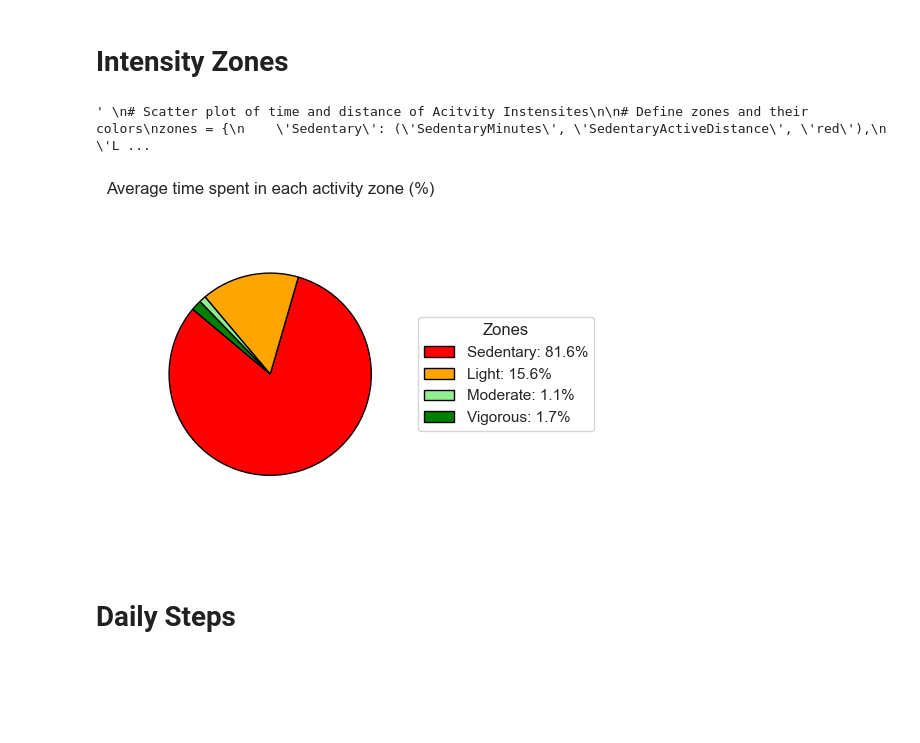
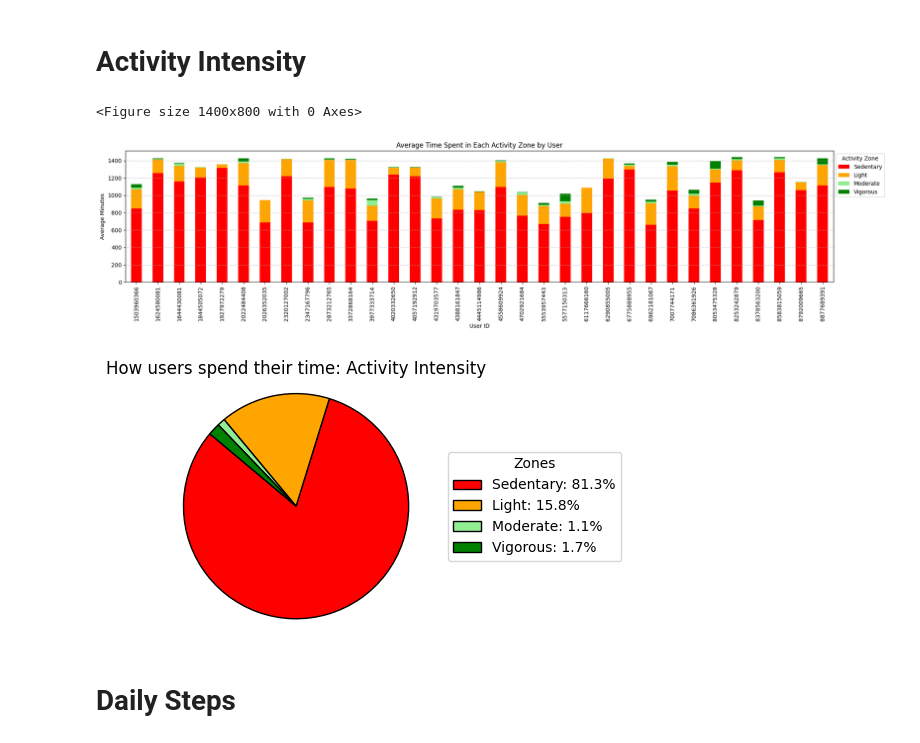
Before and after one commit to koujalgiash/healthcareanalytics101, a Jupyter notebook: kaggle/fitness_trends.ipynb, the cells around one changed output. Saved outputs shown, nothing was run; the diff lists cells and outputs as text; code cells hidden in the pictures; blank space fills up the shorter version.

Commit message:
updated code- preprocessing, activity intensity

```diff
--- a/kaggle/fitness_trends.ipynb
+++ b/kaggle/fitness_trends.ipynb
@@ -82,2 +44,2 @@ Duplicates in daily claories: 0
 # %% [markdown]
-# Intensity Zones
+# Activity Intensity
@@ -99,77 +46,76 @@ daily_intensites_grouped = daily_intensites.groupby("Id").agg({
-# %%
-'''
-# Scatter plot of time and distance of Acitvity Instensites
-
-# Define zones and their colors
-zones = {
-    'Sedentary': ('SedentaryMinutes', 'SedentaryActiveDistance', 'red'),
-    'Light': ('LightlyActiveMinutes', 'LightActiveDistance', 'orange'),
-    'Moderate': ('FairlyActiveMinutes', 'ModeratelyActiveDistance', 'lightgreen'),
-    'Vigorous': ('VeryActiveMinutes', 'VeryActiveDistance', 'green')
-}
-
-# Plot scatter points for each zone
-
-plt.figure(figsize=(12, 4))
-
-for label, (time_col, dist_col, color) in zones.items():
-    plt.scatter(daily_intensites_grouped[time_col], daily_intensites_grouped[dist_col], label=label, color=color, alpha=0.7)
-
-# Labels and title
-plt.xlabel("Mean Time Spent (minutes)")
-plt.ylabel("Mean Distance (km)")
-plt.title("Activity Zones per User")
-plt.legend(title="Intensity")
-plt.grid(True)
-plt.tight_layout()
-plt.show()
-'''
-# %% [output]
-' \n# Scatter plot of time and distance of Acitvity Instensites\n\n# Define zones and their colors\nzones = {\n    \'Sedentary\': (\'SedentaryMinutes\', \'SedentaryActiveDistance\', \'red\'),\n    \'L ...
+# %%
+# Calculate average minutes per activity zone grouped by user.
+
+average_minutes = daily_intensites.groupby("Id")[[
+    'SedentaryMinutes', 'LightlyActiveMinutes', 'FairlyActiveMinutes', 'VeryActiveMinutes'
+]].mean().rename(columns={
+    'SedentaryMinutes': 'Sedentary',
+    'LightlyActiveMinutes': 'Light',
+    'FairlyActiveMinutes': 'Moderate',
+    'VeryActiveMinutes': 'Vigorous'
+})
+
+# Define colors matching renamed labels
+colors = ['red', 'orange', 'lightgreen', 'green']
+
+# Plot
+plt.figure(figsize=(14, 8))
+average_minutes.plot(kind='bar', stacked=True, color=colors, figsize=(20, 5))
+
+plt.title('Average Time Spent in Each Activity Zone by User')
+plt.xlabel('User ID')
+plt.ylabel('Average Minutes')
+plt.legend(title='Activity Zone', bbox_to_anchor=(1, 1), loc='upper left')
+plt.grid(axis='y', linestyle='--', alpha=0.7)
+plt.tight_layout()
+plt.show()
+# %% [output]
+<Figure size 1400x800 with 0 Axes>
+[figure, added]
 # %%
 # PIE CHART of time spent in activity zone of the total device usage.
 
 # Average time spent in each zone across all users
 zone_time = {
-    'Sedentary': daily_intensites_grouped['SedentaryMinutes'].mean(),
-    'Light': daily_intensites_grouped['LightlyActiveMinutes'].mean(),
-    'Moderate': daily_intensites_grouped['FairlyActiveMinutes'].mean(),
-    'Vigorous': daily_intensites_grouped['VeryActiveMinutes'].mean()
+    'Sedentary': daily_intensites['SedentaryMinutes'].mean(),
+    'Light': daily_intensites['LightlyActiveMinutes'].mean(),
+    'Moderate': daily_intensites['FairlyActiveMinutes'].mean(),
+    'Vigorous': daily_intensites['VeryActiveMinutes'].mean()
 }
 
 # Convert to percentages
 total_minutes = sum(zone_time.values())
 zone_time_percentages = {k: (v / total_minutes) * 100 for k, v in zone_time.items()}
 
 # Labels, values, and colors
 labels = list(zone_time.keys())
 sizes = list(zone_time.values())
 colors = ['red', 'orange', 'lightgreen', 'green']
 
 # Plotting the pie chart
-fig, ax = plt.subplots(figsize=(5, 4))
+fig, ax = plt.subplots(figsize=(5, 3))
 wedges, texts = ax.pie(
     sizes,
     colors=colors,
     startangle=140,
     wedgeprops={'edgecolor': 'black'}
 )
 
 # Add legend with percentage labels
 ax.legend(
     wedges,
     [f"{label}: {zone_time_percentages[label]:.1f}%" for label in labels],
     title="Zones",
     loc="center left",
     bbox_to_anchor=(1, 0.5)
 )
 
-plt.title("Average time spent in each activity zone (%)")
+plt.title("How users spend their time: Activity Intensity")
 plt.axis('equal')
 plt.tight_layout()
 plt.show()
 # %% [output]
-[figure, old version]
+[figure, new version]
 # %% [markdown]
 # Daily Steps
 # %%
```
Also changed, not shown: parts of 16 cells of this notebook, 2 other files.
